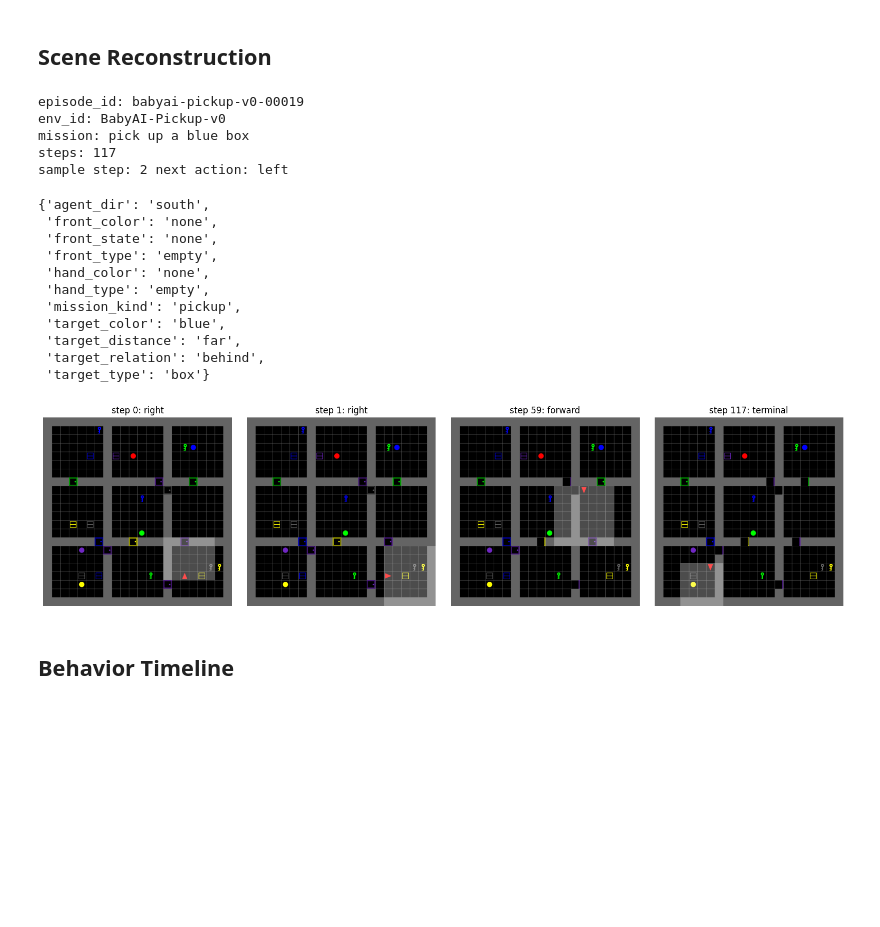
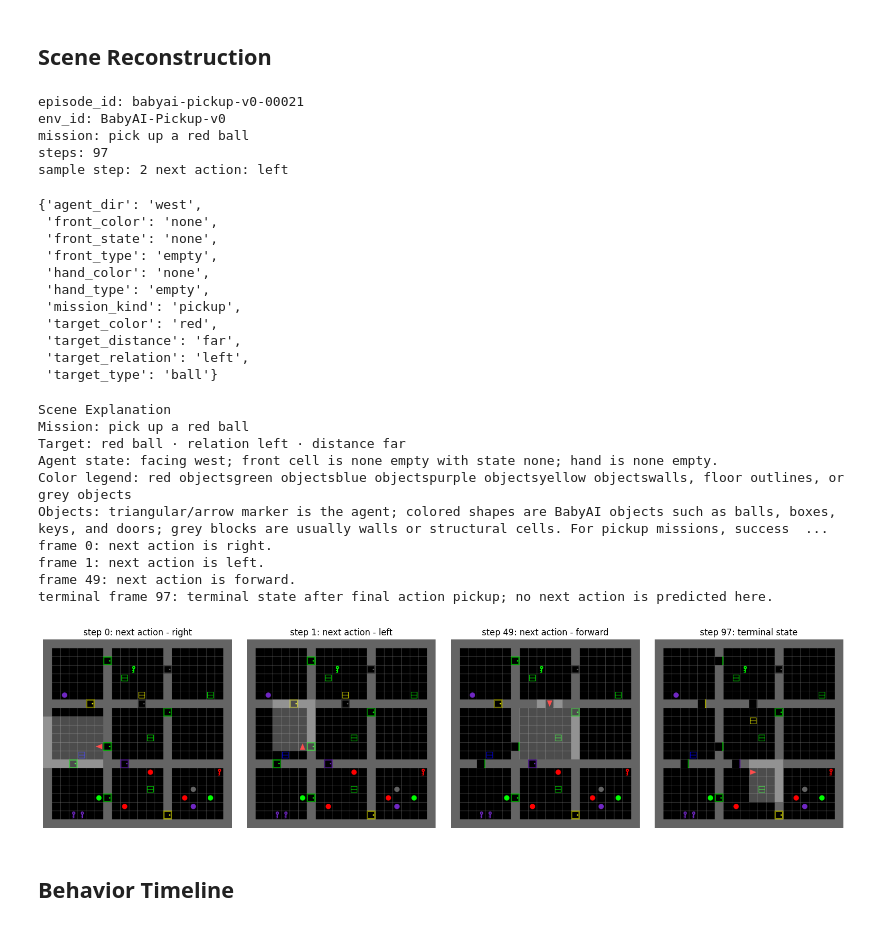
Before and after one commit to MXMX0811/neupsl-intent, a Jupyter notebook: notebooks/01_data_exploration.ipynb, the cells around one changed output. Drawn from its saved outputs; the diff is of its cells as text; code cells hidden in the pictures; blank space fills up the shorter version.

Commit message:
Pretrain and fine-tuning visualization

```diff
--- a/notebooks/01_data_exploration.ipynb
+++ b/notebooks/01_data_exploration.ipynb
@@ -129,7 +130,19 @@ train_rows = all_rows[('pretrain', 'train')]
 episodes = defaultdict(list)
 for row in train_rows:
     episodes[row['episode_id']].append(row)
-episode = sorted(episodes.values(), key=len, reverse=True)[0]
+def display_episode_score(rows):
+    first = rows[0]
+    features = first['features']
+    score = len(rows)
+    if features.get('target_color') != 'blue':
+        score += 1000
+    if features.get('target_type') != 'box':
+        score += 500
+    if features.get('target_color') in {'red', 'yellow', 'green'}:
+        score += 250
+    return score
+
+episode = max(episodes.values(), key=display_episode_score)
 episode = sorted(episode, key=lambda row: row['step_index'])
 sample = episode[min(2, len(episode) - 1)]
 print('episode_id:', sample['episode_id'])
@@ -139,22 +152,22 @@ print('steps:', len(episode))
 print('sample step:', sample['step_index'], 'next action:', sample['action'])
 sample['features']
 # %% [output]
-episode_id: babyai-pickup-v0-00019
+episode_id: babyai-pickup-v0-00021
 env_id: BabyAI-Pickup-v0
-mission: pick up a blue box
-steps: 117
+mission: pick up a red ball
+steps: 97
 sample step: 2 next action: left
-{'agent_dir': 'south',
+{'agent_dir': 'west',
  'front_color': 'none',
  'front_state': 'none',
  'front_type': 'empty',
  'hand_color': 'none',
  'hand_type': 'empty',
  'mission_kind': 'pickup',
- 'target_color': 'blue',
+ 'target_color': 'red',
  'target_distance': 'far',
- 'target_relation': 'behind',
- 'target_type': 'box'}
+ 'target_relation': 'left',
+ 'target_type': 'ball'}
 # %%
 def episode_seed(episode_id):
     match = re.search(r'(\d+)$', episode_id)
@@ -182,35 +195,81 @@ def render_babyai_episode(row, max_frames=6):
     frames = []
     actions = []
     last_action = None
     for _ in range(max(len(episode), max_frames)):
         frames.append(env.render())
         action = bot.replan(last_action)
         actions.append(names[int(action)])
         _, _, terminated, truncated, _ = env.step(action)
         last_action = action
         if terminated or truncated:
             frames.append(env.render())
             break
     env.close()
     return frames, actions
 
+def scene_explanation_html(row, picks, rendered_actions):
+    features = row['features']
+    color_legend = [
+        ('red', 'red objects'),
+        ('green', 'green objects'),
+        ('blue', 'blue objects'),
+        ('purple', 'purple objects'),
+        ('yellow', 'yellow objects'),
+        ('grey', 'walls, floor outlines, or grey objects'),
+    ]
+    legend = ''.join(
+        f'<span style="display:inline-flex;align-items:center;margin-right:12px;margin-bottom:4px">'
+        f'<span style="width:12px;height:12px;border-radius:50%;background:{color};border:1px solid #374151;display:inline-block;margin-right:5px"></span>{label}</span>'
+        for color, label in color_legend
+    )
+    frame_notes = []
+    for frame_index in picks:
+        if frame_index < len(rendered_actions):
+            action = rendered_actions[frame_index]
+            frame_notes.append(f'<li><b>frame {frame_index}</b>: next action is <code>{action}</code>.</li>')
+        else:
+            final_action = rendered_actions[-1] if rendered_actions else 'unknown'
+            frame_notes.append(f'<li><b>terminal frame {frame_index}</b>: terminal state after final action <code>{final_action}</code>; no next action is predicted here.</li>')
+    return f'''
+    <div style="margin-top:10px;padding:12px 14px;border:1px solid #d1d5db;border-radius:6px;background:#f9fafb;color:#111827;line-height:1.55">
+      <div style="font-weight:700;margin-bottom:6px">Scene Explanation</div>
+      <div><b>Mission:</b> {row['mission']}</div>
+      <div><b>Target:</b> {features['target_color']} {features['target_type']} · relation <code>{features['target_relation']}</code> · distance <code>{features['target_distance']}</code></div>
+      <div><b>Agent state:</b> facing <code>{features['agent_dir']}</code>; front cell is <code>{features['front_color']} {features['front_type']}</code> with state <code>{features['front_state']}</code>; hand is <code>{features['hand_color']} {features['hand_type']}</code>.</div>
+      <div style="margin-top:8px"><b>Color legend:</b> {legend}</div>
+      <div style="margin-top:6px"><b>Objects:</b> triangular/arrow marker is the agent; colored shapes are BabyAI objects such as balls, boxes, keys, and doors; grey blocks are usually walls or structural cells. For pickup missions, success happens when the agent picks up the target from the front cell; the carried object may no longer appear as a separate grid object in the terminal frame.</div>
+      <ul style="margin-top:6px;margin-bottom:0">{''.join(frame_notes)}</ul>
+    </div>
+    '''
+
 try:
     frames, rendered_actions = render_babyai_episode(sample)
     picks = sorted(set([0, min(1, len(frames)-1), min(len(frames)//2, len(frames)-1), len(frames)-1]))
     fig, axes = plt.subplots(1, len(picks), figsize=(4 * len(picks), 4))
     if len(picks) == 1:
         axes = [axes]
     for ax, frame_index in zip(axes, picks):
         ax.imshow(frames[frame_index])
-        label = rendered_actions[frame_index] if frame_index < len(rendered_actions) else 'terminal'
+        label = f'next action - {rendered_actions[frame_index]}' if frame_index < len(rendered_actions) else 'terminal state'
         ax.set_title(f'step {frame_index}: {label}')
         ax.axis('off')
     plt.tight_layout()
+    display(HTML(scene_explanation_html(sample, picks, rendered_actions)))
 except Exception as exc:
     print('MiniGrid rendering unavailable:', type(exc).__name__, exc)
     print('Symbolic scene:', sample['features'])
 # %% [output]
+Scene Explanation
+Mission: pick up a red ball
+Target: red ball · relation left · distance far
+Agent state: facing west; front cell is none empty with state none; hand is none empty.
+Color legend: red objectsgreen objectsblue objectspurple objectsyellow objectswalls, floor outlines, or grey objects
+Objects: triangular/arrow marker is the agent; colored shapes are BabyAI objects such as balls, boxes, keys, and doors; grey blocks are usually walls or structural cells. For pickup missions, success  ...
+frame 0: next action is right.
+frame 1: next action is left.
+frame 49: next action is forward.
+terminal frame 97: terminal state after final action pickup; no next action is predicted here.
-[figure, old version]
+[figure, new version]
 # %% [markdown]
 ## Behavior Timeline
 # %%
```
Also changed, not shown: parts of 4 cells of this notebook, 10 other files.
